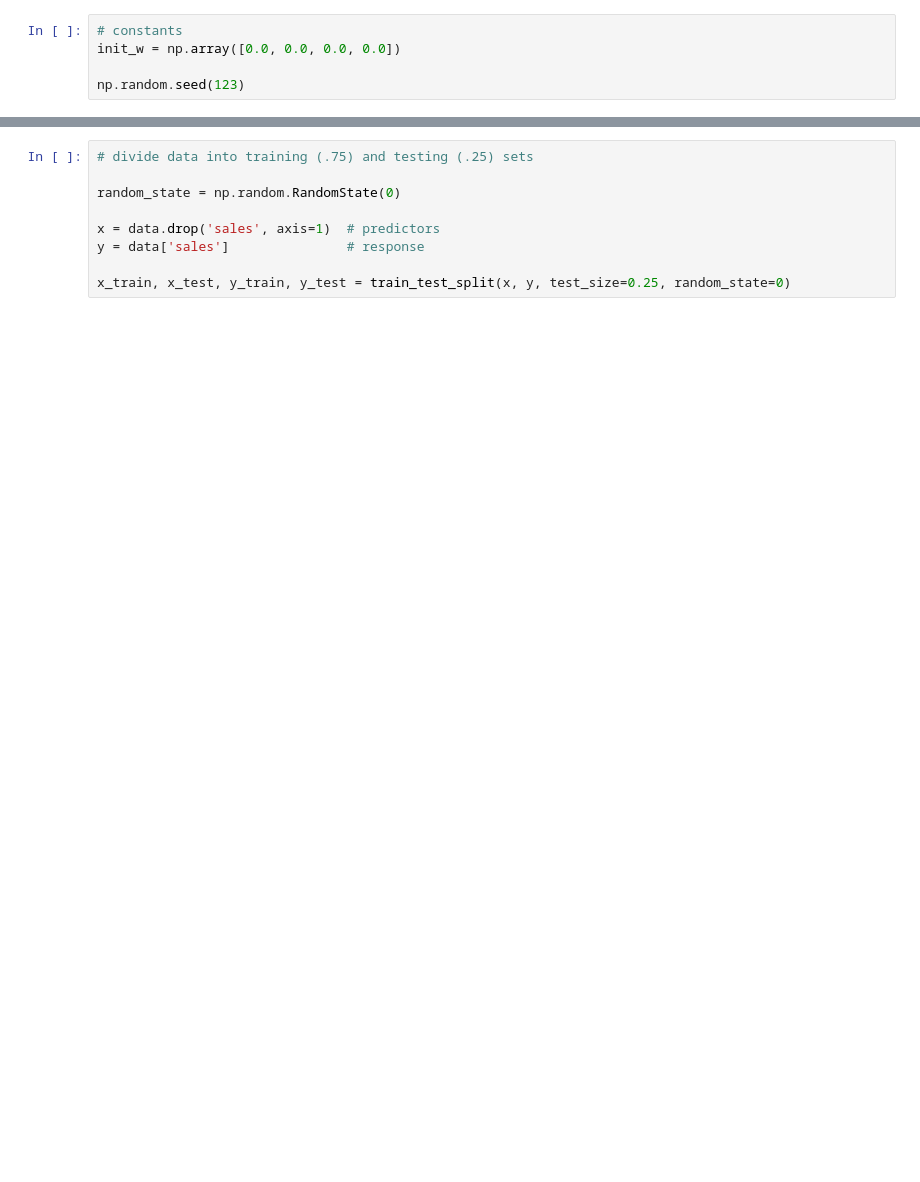
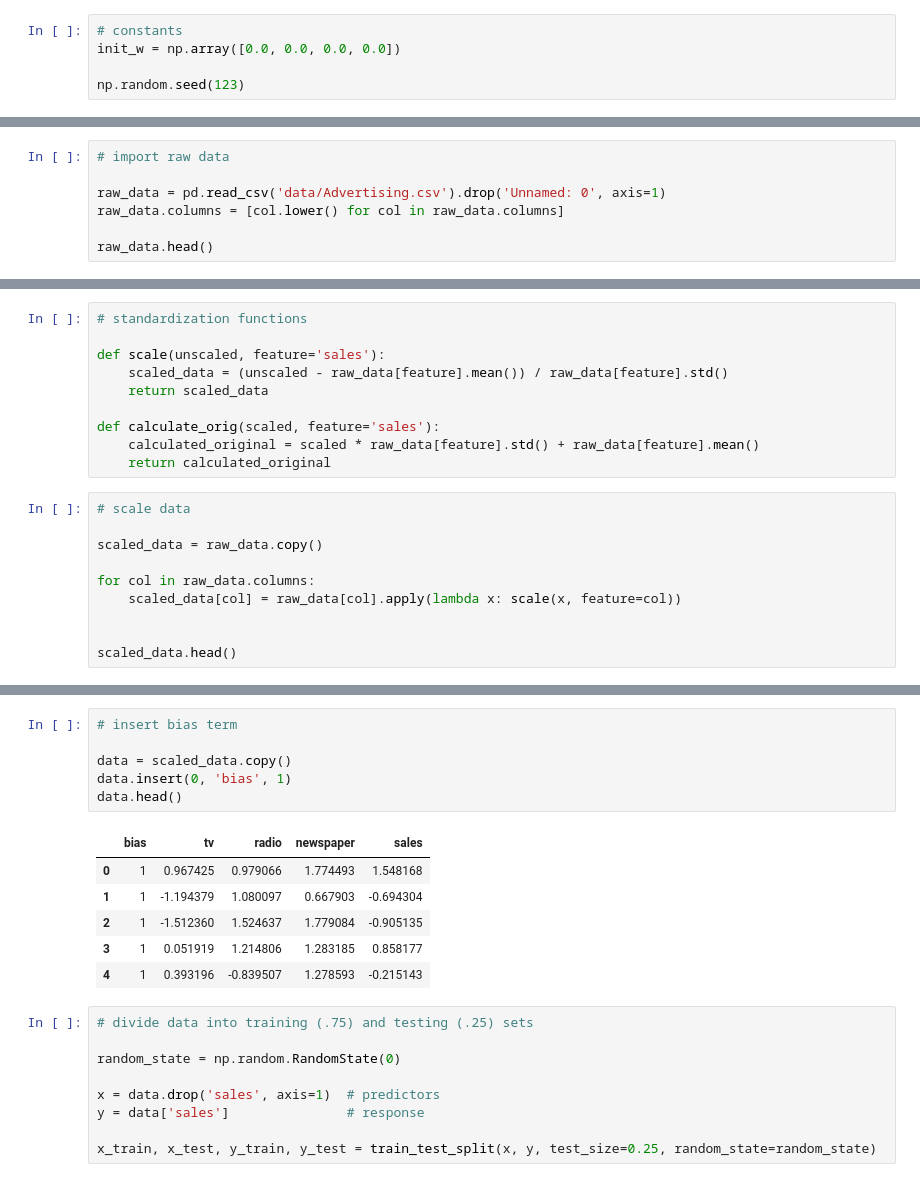
Before and after one commit to Pawmsdayl/CMSC197, a Jupyter notebook: Assignment2/[hw3].ipynb, the cells around one changed output, grey strips where cells are left out. Saved outputs shown, nothing was run; the diff lists cells and outputs as text; blank space fills up the shorter version.

Commit message:
changed scaling function, answered #1

```diff
--- a/Assignment2/[hw3].ipynb
+++ b/Assignment2/[hw3].ipynb
@@ -99,0 +62,7 @@ def unstandardize(y_hat, raw_data, column_name='Sales'):
+# %%
+# import raw data
+
+raw_data = pd.read_csv('data/Advertising.csv').drop('Unnamed: 0', axis=1)
+raw_data.columns = [col.lower() for col in raw_data.columns]
+
+raw_data.head()
@@ -99,0 +76,20 @@ def unstandardize(y_hat, raw_data, column_name='Sales'):
+# %%
+# standardization functions
+
+def scale(unscaled, feature='sales'):
+    scaled_data = (unscaled - raw_data[feature].mean()) / raw_data[feature].std()
+    return scaled_data
+
+def calculate_orig(scaled, feature='sales'):
+    calculated_original = scaled * raw_data[feature].std() + raw_data[feature].mean()
+    return calculated_original
+# %%
+# scale data
+
+scaled_data = raw_data.copy()
+
+for col in raw_data.columns:
+    scaled_data[col] = raw_data[col].apply(lambda x: scale(x, feature=col))
+
+
+scaled_data.head()
@@ -100,3 +103,16 @@ def unstandardize(y_hat, raw_data, column_name='Sales'):
+# %%
+# insert bias term
+
+data = scaled_data.copy()
+data.insert(0, 'bias', 1)
+data.head()
+# %% [output]
+|  | bias | tv | radio | newspaper | sales |
+| 0 | 1 | 0.967425 | 0.979066 | 1.774493 | 1.548168 |
+| 1 | 1 | -1.194379 | 1.080097 | 0.667903 | -0.694304 |
+| 2 | 1 | -1.512360 | 1.524637 | 1.779084 | -0.905135 |
+| 3 | 1 | 0.051919 | 1.214806 | 1.283185 | 0.858177 |
+| 4 | 1 | 0.393196 | -0.839507 | 1.278593 | -0.215143 |
 # %%
 # divide data into training (.75) and testing (.25) sets
 
@@ -105,7 +121,7 @@ random_state = np.random.RandomState(0)
 x = data.drop('sales', axis=1)  # predictors
 y = data['sales']               # response
 
-x_train, x_test, y_train, y_test = train_test_split(x, y, test_size=0.25, random_state=0)
+x_train, x_test, y_train, y_test = train_test_split(x, y, test_size=0.25, random_state=random_state)
 # %%
 # parameters
 learning_rate = 0.1
```
Also changed, not shown: parts of 14 cells of this notebook.
